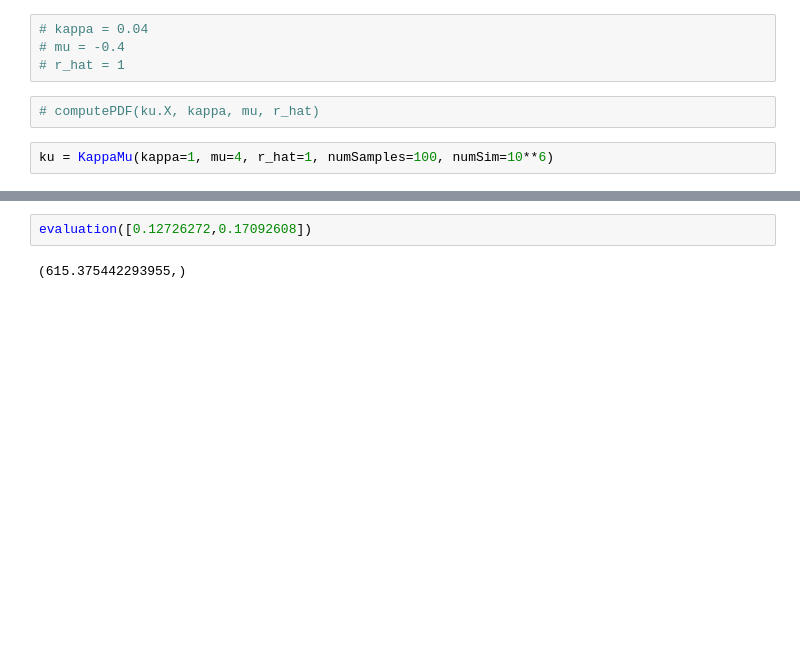
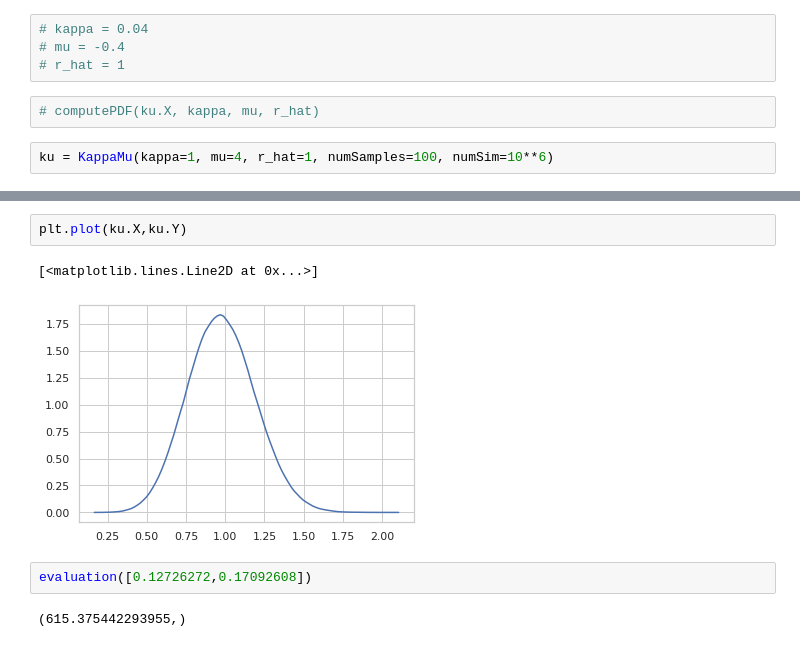
Before and after one commit to SamuelBFG/ga-fading, a Jupyter notebook: DEAP_KappaMu_Fitting.ipynb, the cells around one changed output, grey strips where cells are left out. Cells and saved outputs as stored; diff of their text form; blank space fills up the shorter version.

```diff
--- a/DEAP_KappaMu_Fitting.ipynb
+++ b/DEAP_KappaMu_Fitting.ipynb
@@ -75,3 +75,8 @@ plt.plot(ku.X[1:len(ku.X):2], ku.Y[1:len(ku.Y):2], "k.", label='Simulation')
+# %%
+plt.plot(ku.X,ku.Y)
+# %% [output]
+[<matplotlib.lines.Line2D at 0x...>]
+[figure, added]
 # %%
 evaluation([0.12726272,0.17092608])
 # %% [output]
```
Also changed, not shown: parts of 9 cells of this notebook.
